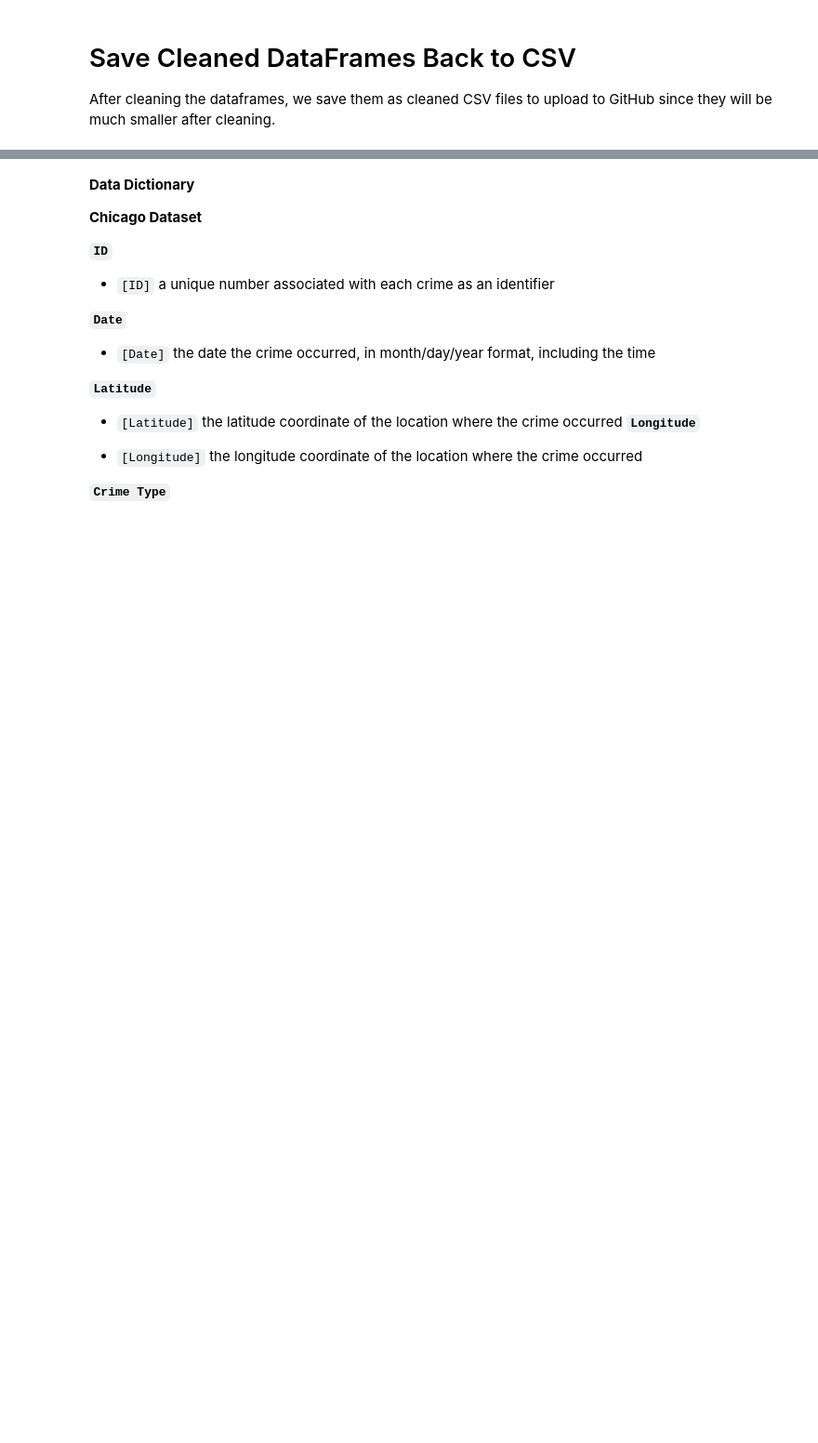
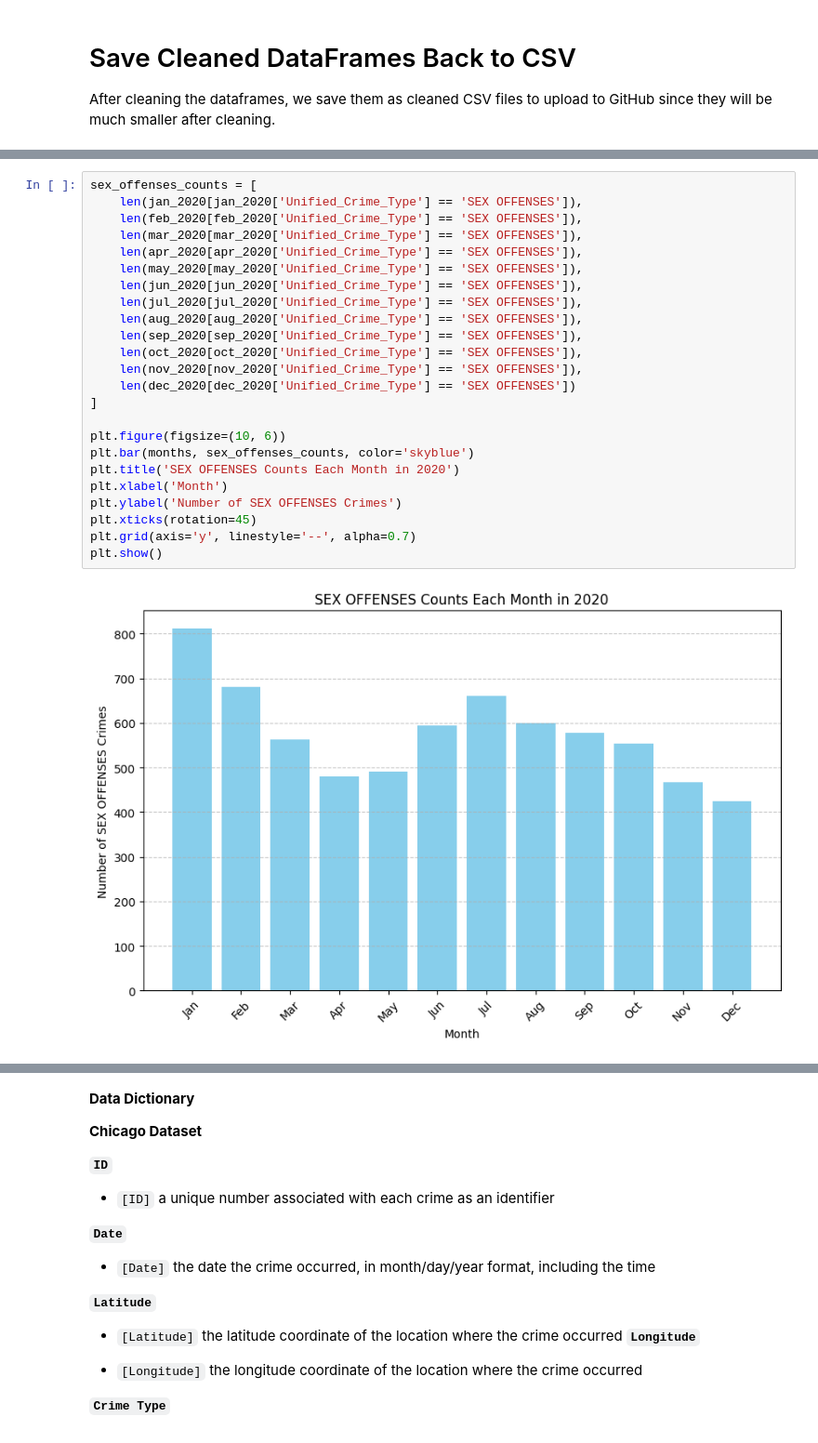
Before and after one commit to Julia27J/Wheeler-Wilkinson, a Jupyter notebook: LA_and_Chicago_analysis.ipynb, the cells around one changed output, grey strips where cells are left out. Shown at 93% size. Drawn from its saved outputs; the diff is of its cells as text; blank space fills up the shorter version.

```diff
--- a/LA_and_Chicago_analysis.ipynb
+++ b/LA_and_Chicago_analysis.ipynb
@@ -368,0 +534,26 @@ LA cleaned CSV saved as 'LA_Crime_Cleaned.csv'.
+# %%
+sex_offenses_counts = [
+    len(jan_2020[jan_2020['Unified_Crime_Type'] == 'SEX OFFENSES']),
+    len(feb_2020[feb_2020['Unified_Crime_Type'] == 'SEX OFFENSES']),
+    len(mar_2020[mar_2020['Unified_Crime_Type'] == 'SEX OFFENSES']),
+    len(apr_2020[apr_2020['Unified_Crime_Type'] == 'SEX OFFENSES']),
+    len(may_2020[may_2020['Unified_Crime_Type'] == 'SEX OFFENSES']),
+    len(jun_2020[jun_2020['Unified_Crime_Type'] == 'SEX OFFENSES']),
+    len(jul_2020[jul_2020['Unified_Crime_Type'] == 'SEX OFFENSES']),
+    len(aug_2020[aug_2020['Unified_Crime_Type'] == 'SEX OFFENSES']),
+    len(sep_2020[sep_2020['Unified_Crime_Type'] == 'SEX OFFENSES']),
+    len(oct_2020[oct_2020['Unified_Crime_Type'] == 'SEX OFFENSES']),
+    len(nov_2020[nov_2020['Unified_Crime_Type'] == 'SEX OFFENSES']),
+    len(dec_2020[dec_2020['Unified_Crime_Type'] == 'SEX OFFENSES'])
+]
+
+plt.figure(figsize=(10, 6))
+plt.bar(months, sex_offenses_counts, color='skyblue')
+plt.title('SEX OFFENSES Counts Each Month in 2020')
+plt.xlabel('Month')
+plt.ylabel('Number of SEX OFFENSES Crimes')
+plt.xticks(rotation=45)
+plt.grid(axis='y', linestyle='--', alpha=0.7)
+plt.show()
+# %% [output]
+[figure, added]
```
Also changed, not shown: parts of 15 cells of this notebook.
